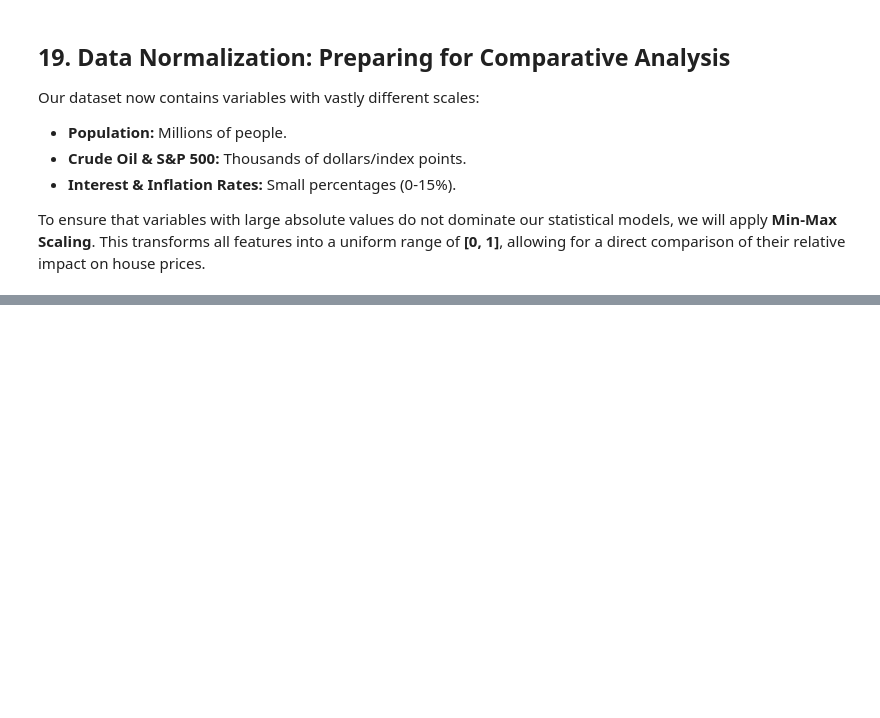
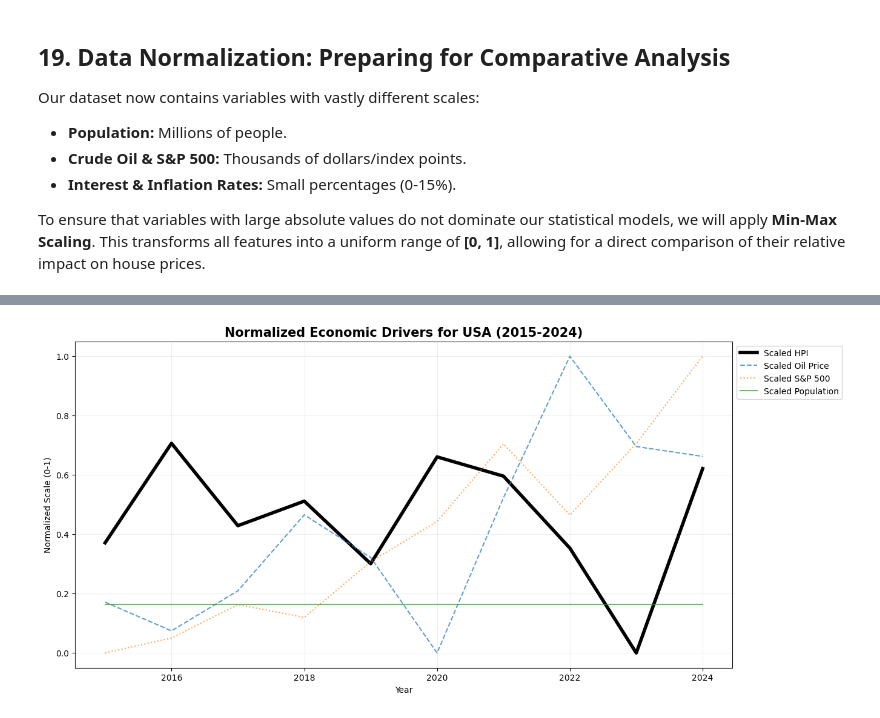
Before and after one commit to DimovDimo/impact-of-economic-indicators-on-properties, a Jupyter notebook: Impact of economic indicators on properties.ipynb, the cells around one changed output, grey strips where cells are left out. Saved outputs shown, nothing was run; the diff lists cells and outputs as text; code cells hidden in the pictures; blank space fills up the shorter version.

```diff
--- a/Impact of economic indicators on properties.ipynb
+++ b/Impact of economic indicators on properties.ipynb
@@ -1102,0 +1138,23 @@ To ensure that variables with large absolute values do not dominate our statisti
+# %%
+# --- Comparative Visualization of Normalized Drivers ---
+import matplotlib.pyplot as plt
+import seaborn as sns
+
+# We pick a representative country (e.g., USA or UK) to see the scaled interactions
+target_country = 'USA'
+country_data = df_scaled[df_scaled['Country'] == target_country]
+
+plt.figure(figsize=(14, 7))
+plt.plot(country_data['Year'], country_data['House Price Index'], label='Scaled HPI', linewidth=4, color='black')
+plt.plot(country_data['Year'], country_data['Crude_Oil_Price'], label='Scaled Oil Price', linestyle='--', alpha=0.7)
+plt.plot(country_data['Year'], country_data['SP500_Close'], label='Scaled S&P 500', linestyle=':', alpha=0.7)
+plt.plot(country_data['Year'], country_data['Total_Population'], label='Scaled Population', alpha=0.7)
+
+plt.title(f'Normalized Economic Drivers for {target_country} (2015-2024)', fontsize=15, fontweight='bold')
+plt.xlabel('Year')
+plt.ylabel('Normalized Scale (0-1)')
+plt.legend(loc='upper left', bbox_to_anchor=(1, 1))
+plt.grid(True, alpha=0.2)
+plt.show()
+# %% [output]
+[figure, added]
```
Also changed, not shown: parts of 4 cells of this notebook.
